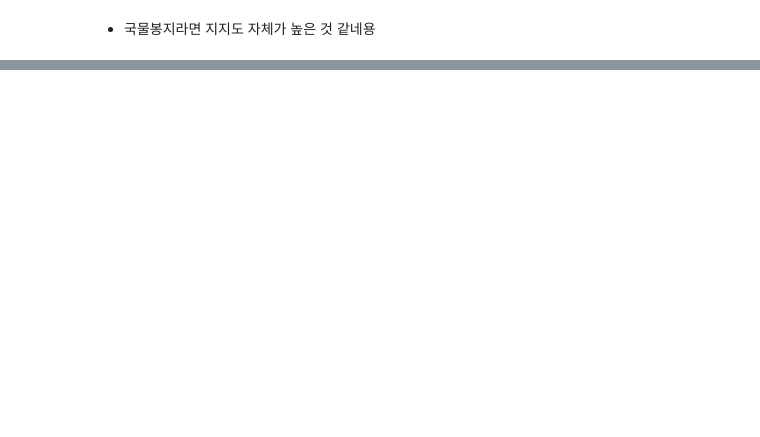
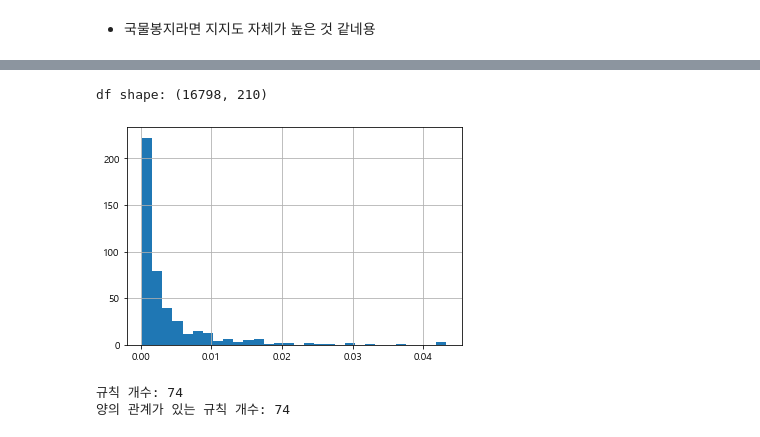
Before and after one commit to HYOJUNG08/RI_E5_1, a Jupyter notebook: ARM_not_clustering.ipynb, the cells around one changed output, grey strips where cells are left out. Drawn from its saved outputs; the diff is of its cells as text; code cells hidden in the pictures; blank space fills up the shorter version.

```diff
--- a/ARM_not_clustering.ipynb
+++ b/ARM_not_clustering.ipynb
@@ -71,0 +58,20 @@ DF.head()
+# %%
+# 데이터프레임 생성
+def creat_df(df, pd_dv = 'pd_nm'):
+    df = df[['rct_no', 'pd_nm', 'buy_ct']]
+    df = df.groupby(['rct_no', pd_dv])['buy_ct'].sum()
+    df = df.unstack()
+    df = df.applymap(encode_units)
+    print('df shape:', df.shape)
+    return df
+# %%
+# 지지도 분포 확인
+def s_histogram(df, bins = 10):
+    freq = df.sum(axis=0).to_frame('Frequency')
+    freq_sort = freq.sort_values('Frequency', ascending=False)
+    freq_sort = freq_sort[freq_sort['Frequency'] >1]
+
+    freq_sort['Support'] = freq_sort['Frequency'] / len(df_pdnm)
+
+    freq_sort['Support'].hist(bins = bins)
+    plt.show()
@@ -654,0 +724,2 @@ rules_pdnm_sort[rules_pdnm_sort['antecedents'].apply(lambda x: len(x) > 2)]
+# %%
+conDF = df_food[df_food['cop_c'] == 'A04']
@@ -654,0 +746,11 @@ rules_pdnm_sort[rules_pdnm_sort['antecedents'].apply(lambda x: len(x) > 2)]
+# %%
+dfcon = creat_df(conDF)
+s_histogram(df, 30)
+# %% [output]
+df shape: (16798, 210)
+[figure, added]
+# %%
+rules_con = creat_rule(dfcon, min_support = 0.001)
+# %% [output]
+규칙 개수: 74
+양의 관계가 있는 규칙 개수: 74
```
Also changed, not shown: parts of 49 cells of this notebook.
